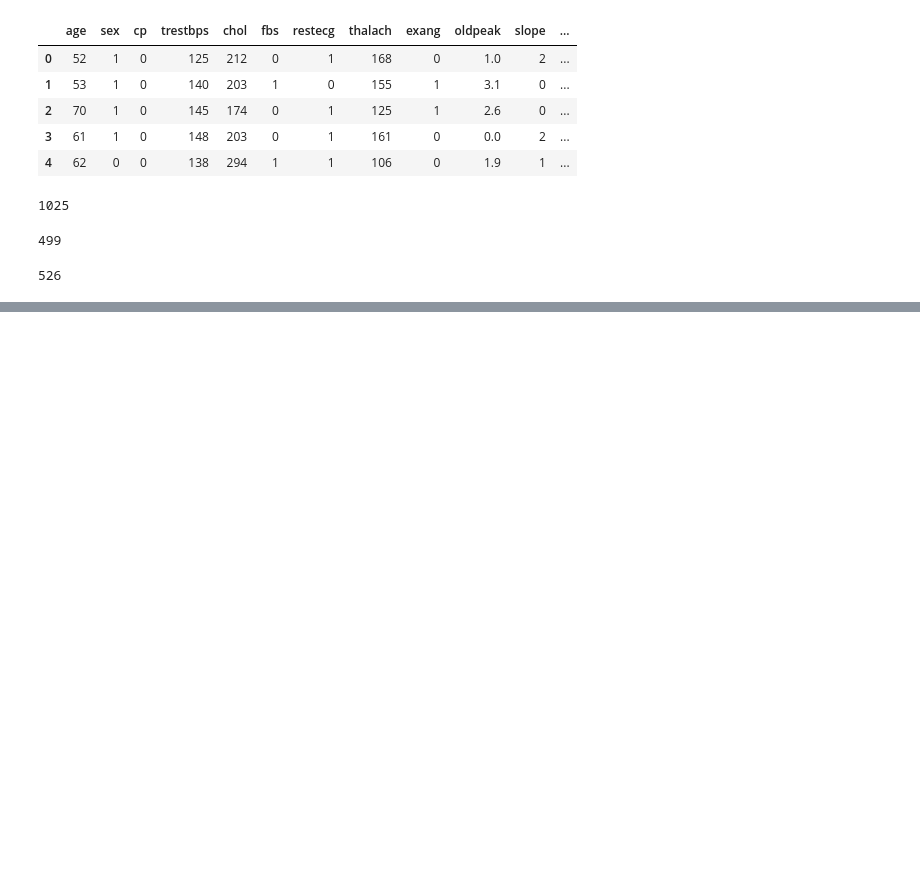
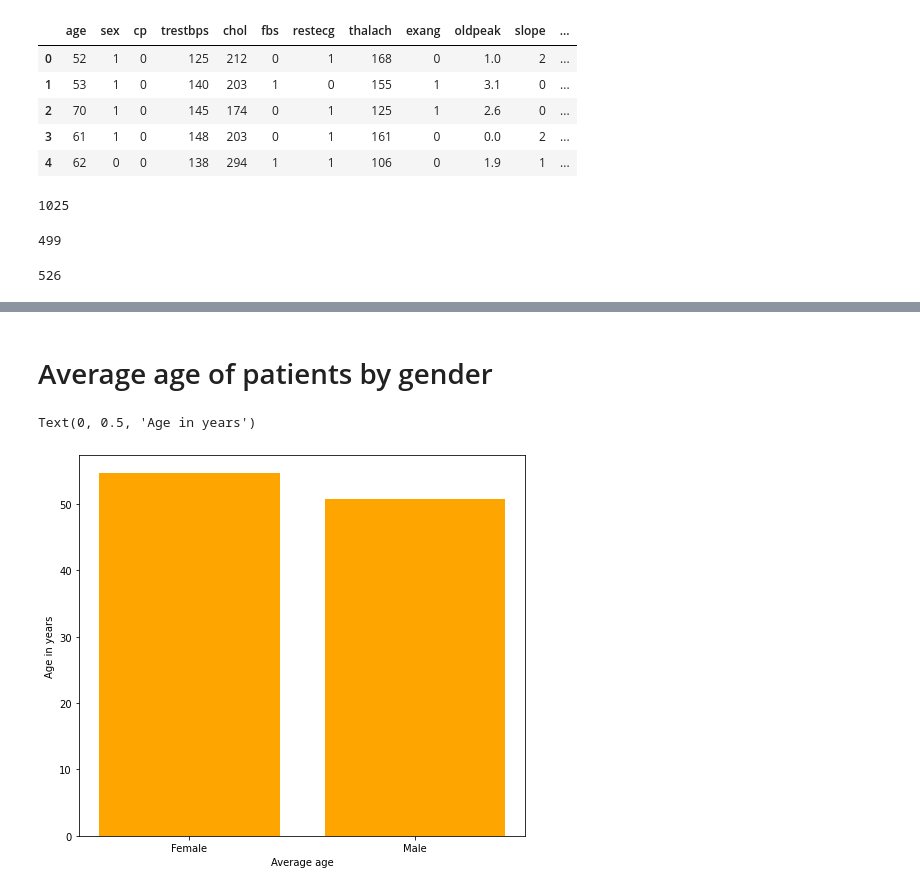
Before and after one commit to subhrapaladhi/Heart-Disease-Prediction, a Jupyter notebook: Data Visualisation.ipynb, the cells around one changed output, grey strips where cells are left out. Cells and saved outputs as stored; diff of their text form; code cells hidden in the pictures; blank space fills up the shorter version.

```diff
--- a/Data Visualisation.ipynb
+++ b/Data Visualisation.ipynb
@@ -46,0 +53,14 @@ plt.show()
+# %% [markdown]
+# Average age of patients by gender
+# %%
+data = {"Female":54.628, "Male":50.736}
+keys = data.keys()
+values = data.values()
+
+plt.figure(figsize=(8,7))
+plt.bar(keys,values,color='orange')
+plt.xlabel("Average age")
+plt.ylabel("Age in years")
+# %% [output]
+Text(0, 0.5, 'Age in years')
+[figure, added]
```
Also changed, not shown: parts of 11 cells of this notebook, 5 other files.
